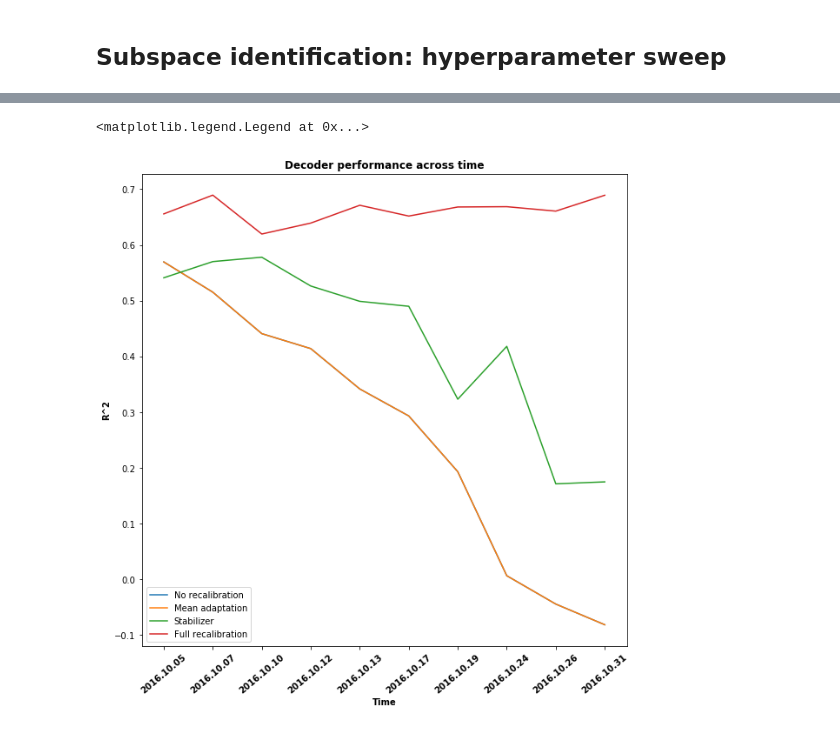
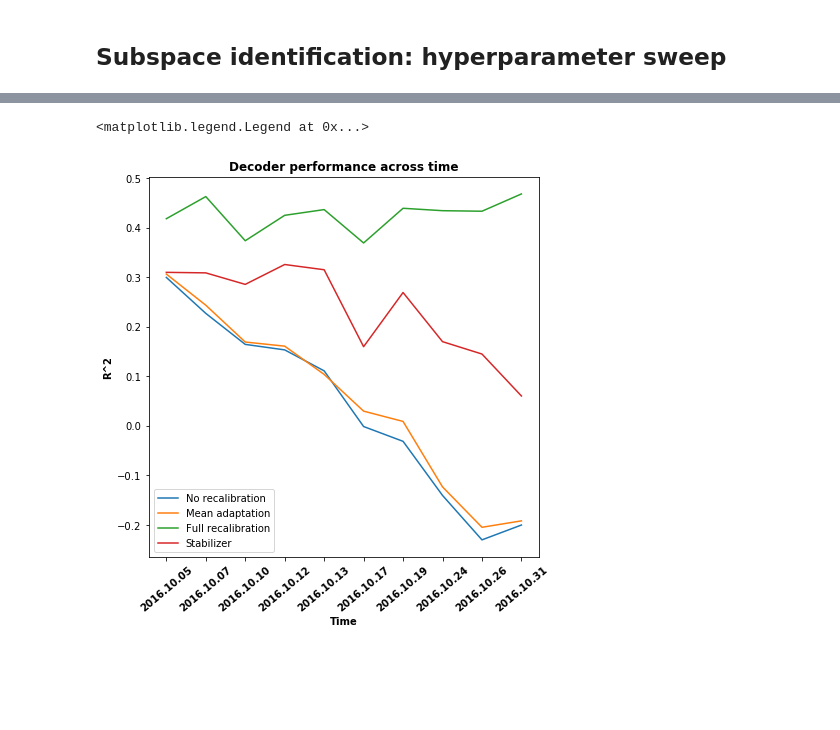
Before and after one commit to guyhwilson/nonstationarities, a Jupyter notebook: code/example_SubspaceRealignment.ipynb, the cells around one changed output, grey strips where cells are left out. Saved outputs shown, nothing was run; the diff lists cells and outputs as text; code cells hidden in the pictures; blank space fills up the shorter version.

```diff
--- a/code/example_SubspaceRealignment.ipynb
+++ b/code/example_SubspaceRealignment.ipynb
@@ -47,9 +57,9 @@ from mpl_toolkits.mplot3d import Axes3D
 
 figSize(10, 20)
 
-endtrl_data       = np.dstack([dat.TX[i][:20, :] for i in np.where(dat.trialType == 'cursor')[0] ])
-avgd_data, _      = get_ConditionAveraged(endtrl_data, conditions)
-colors            = ['r', 'orange', 'yellow',  'green', 'k', 'blue', 'purple', 'violet', 'maroon']
+endtrl_data       = np.dstack([dat[:30, :] for dat in data])
+avgd_data, _      = get_ConditionAveraged(endtrl_data, labels)
+colors            = ['r', 'orange', 'yellow',  'green', 'k', 'blue', 'purple', 'violet']
 
 fig = plt.figure()
 ax  = fig.add_subplot(111, projection='3d')
@@ -59,8 +69,8 @@ for i, color in zip(np.arange(avgd_data.shape[2]), colors):
         latent = model.transform(avgd_data[:, :, i])
         ax.plot(latent[:, 1], latent[:, 2], latent[:, 0], color = color)
 
-angle = 320
-ax.view_init(30, angle)
+angle = 190
+ax.view_init(20, angle)
 ax.set_xlabel('PC 2')
 ax.set_ylabel('PC 3')
 ax.set_zlabel('PC 1')
@@ -203,18 +158,42 @@ NameError: name 'full_decoder' is not defined
+# %%
+from copy import deepcopy
+from scipy.linalg import orthogonal_procrustes
+
+date   = list()
+scores = np.zeros((4, 10)) # rows are 0 - no recalibration; 1 - mean recalibration; 2 - full recalibration; 3 - subspace stabilizer
+models = list()
+Rs     = list()
+
+for i in range(3, 13):
+    file        = files[i]
+    new_dat     = DataStruct(file)
+    date.append(new_dat.date)
+
+    train_x, test_x, train_y, test_y = getTrainTest(new_dat, train_frac = 0.5, sigma =  None, task = 'cursor', return_flattened = True)
+
+    scores[0, i-3] = full_decoder.score(test_x - features_observed.mean(axis = 0), test_y)                             # no recalibration
+    scores[1, i-3] = full_decoder.score(test_x - train_x.mean(axis = 0), test_y)                                       # mean recalibration
+    scores[2, i-3] = LinearRegression(normalize = False, fit_intercept = False).fit(train_x - train_x.mean(axis = 0), train_y).score(test_x - train_x.mean(axis = 0), test_y)
+
+    stab.fit_new(train_x, B = 120, thresh = 0.05, conditionAveraged = False, conditions = None)
+
+    newdata_latent = stab.transform(test_x)
+    scores[3, i-3] = latent_decoder.score(newdata_latent, test_y)
 # %%
-figSize(10, 10)
+#figSize(10, 10)
 
-labels = ['No recalibration', 'Mean adaptation', 'Stabilizer', 'Full recalibration']
+labels = ['No recalibration', 'Mean adaptation', 'Full recalibration',  'Stabilizer']
 for i in range(4):
     plt.plot(scores[i, :].T, label = labels[i])
 
 plt.xlabel('Time', fontweight = 'bold')
 plt.ylabel('R^2', fontweight = 'bold')
 plt.xticks(np.arange(len(date)), date, rotation = 40, fontweight = 'bold')
 plt.title('Decoder performance across time', fontweight = 'bold')
 plt.legend()
 # %% [output]
 <matplotlib.legend.Legend at 0x...>
-[figure, old version]
+[figure, new version]
 # %%
 model_type         = 'PCA'
 n_components       = 3
```
Also changed, not shown: parts of 11 cells of this notebook, 23 other files.
